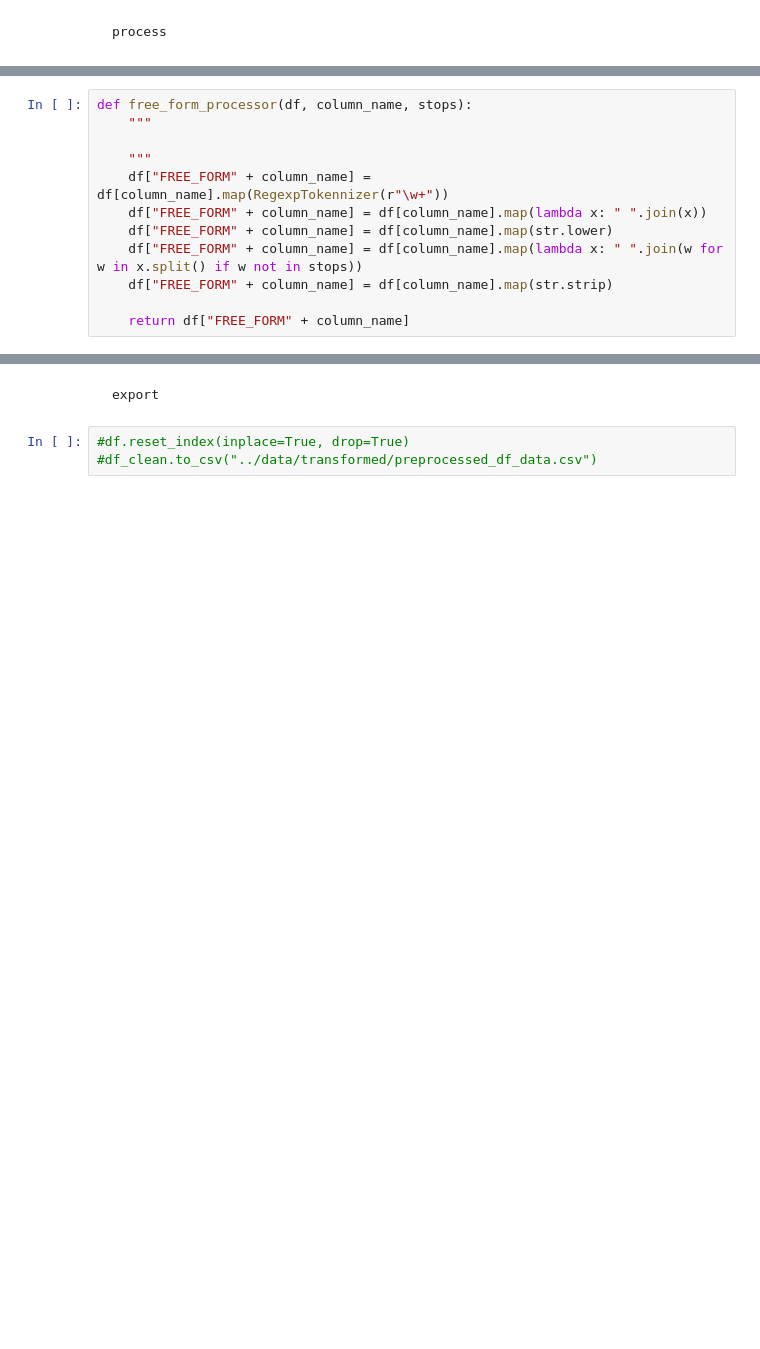
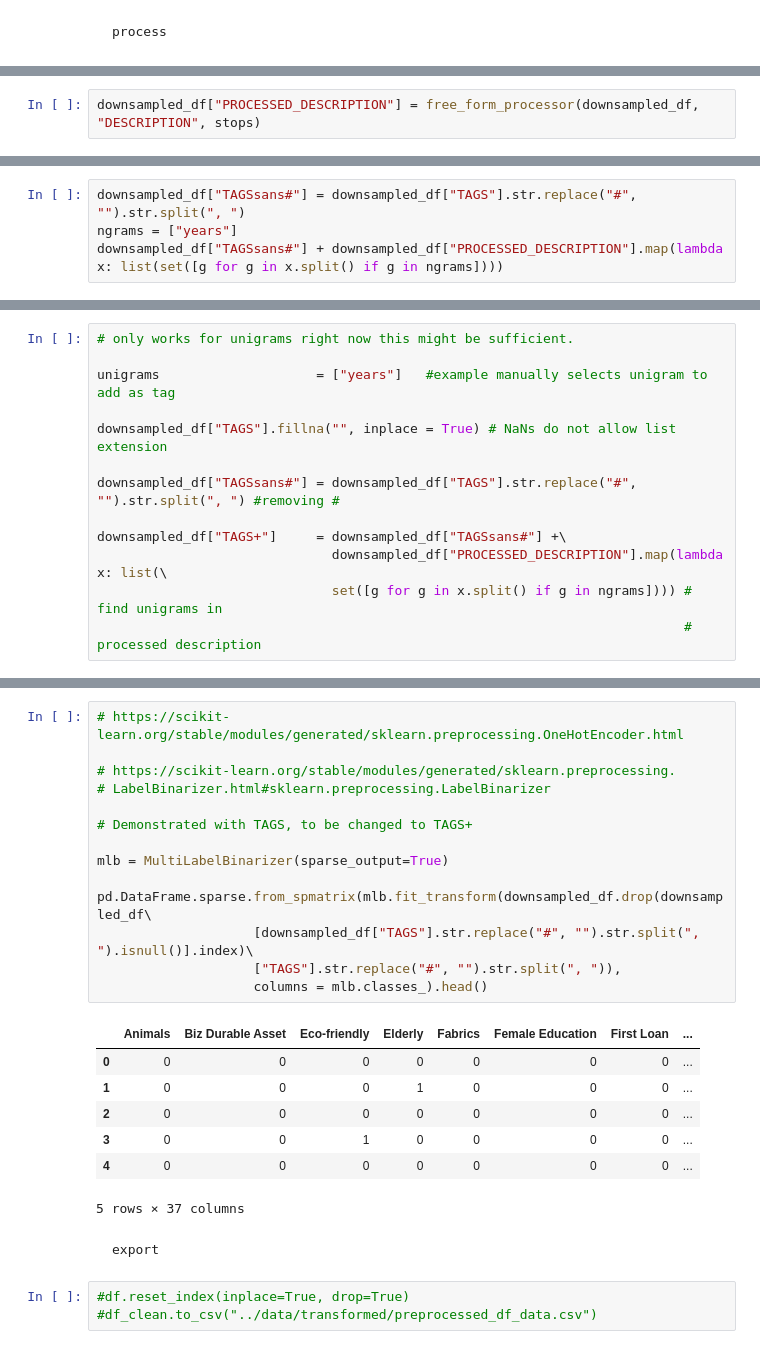
Before and after one commit to mludwig137/gini-microloan-recommender-system, a Jupyter notebook: code/02_Preprocessing.ipynb, the cells around one changed output, grey strips where cells are left out. Drawn from its saved outputs; the diff is of its cells as text; blank space fills up the shorter version.

```diff
--- a/code/02_Preprocessing.ipynb
+++ b/code/02_Preprocessing.ipynb
@@ -44,12 +68,0 @@ set(cv | sw);
-# %%
-def free_form_processor(df, column_name, stops):
-    """
-
-    """
-    df["FREE_FORM" + column_name] = df[column_name].map(RegexpTokennizer(r"\w+"))
-    df["FREE_FORM" + column_name] = df[column_name].map(lambda x: " ".join(x))
-    df["FREE_FORM" + column_name] = df[column_name].map(str.lower)
-    df["FREE_FORM" + column_name] = df[column_name].map(lambda x: " ".join(w for w in x.split() if w not in stops))
-    df["FREE_FORM" + column_name] = df[column_name].map(str.strip)
-
-    return df["FREE_FORM" + column_name]
@@ -67,0 +103,2 @@ def free_form_sent(df, column_name):
+# %%
+downsampled_df["PROCESSED_DESCRIPTION"] = free_form_processor(downsampled_df, "DESCRIPTION", stops)
@@ -67,0 +251,4 @@ def free_form_sent(df, column_name):
+# %%
+downsampled_df["TAGSsans#"] = downsampled_df["TAGS"].str.replace("#", "").str.split(", ")
+ngrams = ["years"]
+downsampled_df["TAGSsans#"] + downsampled_df["PROCESSED_DESCRIPTION"].map(lambda x: list(set([g for g in x.split() if g in ngrams])))
@@ -67,0 +268,13 @@ def free_form_sent(df, column_name):
+# %%
+# only works for unigrams right now this might be sufficient.
+
+unigrams                    = ["years"]   #example manually selects unigram to add as tag
+
+downsampled_df["TAGS"].fillna("", inplace = True) # NaNs do not allow list extension
+
+downsampled_df["TAGSsans#"] = downsampled_df["TAGS"].str.replace("#", "").str.split(", ") #removing #
+
+downsampled_df["TAGS+"]     = downsampled_df["TAGSsans#"] +\
+                              downsampled_df["PROCESSED_DESCRIPTION"].map(lambda x: list(\
+                              set([g for g in x.split() if g in ngrams]))) # find unigrams in
+                                                                           # processed description
@@ -68,3 +290,25 @@ def free_form_sent(df, column_name):
+# %%
+# https://scikit-learn.org/stable/modules/generated/sklearn.preprocessing.OneHotEncoder.html
+
+# https://scikit-learn.org/stable/modules/generated/sklearn.preprocessing.
+# LabelBinarizer.html#sklearn.preprocessing.LabelBinarizer
+
+# Demonstrated with TAGS, to be changed to TAGS+
+
+mlb = MultiLabelBinarizer(sparse_output=True)
+
+pd.DataFrame.sparse.from_spmatrix(mlb.fit_transform(downsampled_df.drop(downsampled_df\
+                    [downsampled_df["TAGS"].str.replace("#", "").str.split(", ").isnull()].index)\
+                    ["TAGS"].str.replace("#", "").str.split(", ")),
+                    columns = mlb.classes_).head()
+# %% [output]
+|  | Animals | Biz Durable Asset | Eco-friendly | Elderly | Fabrics | Female Education | First Loan | ... |
+| 0 | 0 | 0 | 0 | 0 | 0 | 0 | 0 | ... |
+| 1 | 0 | 0 | 0 | 1 | 0 | 0 | 0 | ... |
+| 2 | 0 | 0 | 0 | 0 | 0 | 0 | 0 | ... |
+| 3 | 0 | 0 | 1 | 0 | 0 | 0 | 0 | ... |
+| 4 | 0 | 0 | 0 | 0 | 0 | 0 | 0 | ... |
+5 rows × 37 columns
 # %% [markdown]
     export
 # %%
```
Also changed, not shown: parts of 31 cells of this notebook, 1 other file.
